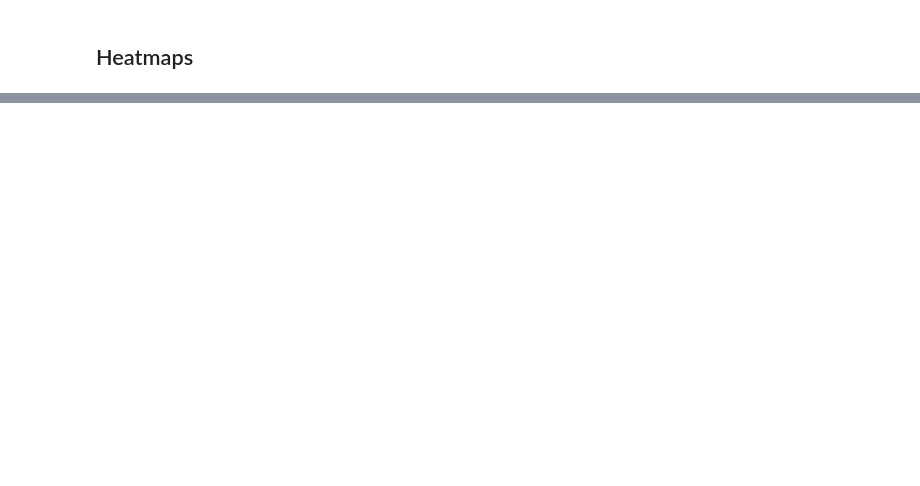
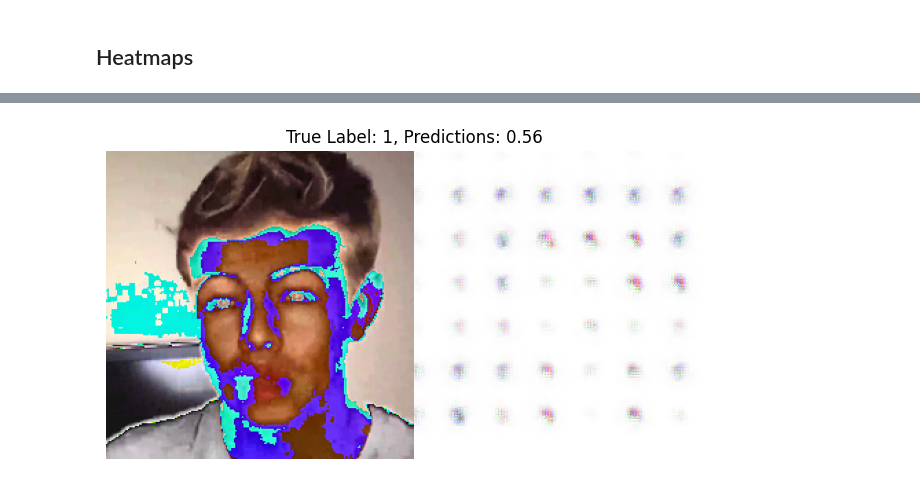
Before and after one commit to nilsbecker0711/Interpretable-Deep-Fake-Detection, a Jupyter notebook: notebooks/kai/PP_b_cos_resnet.ipynb, the cells around one changed output, grey strips where cells are left out. Drawn from its saved outputs; the diff is of its cells as text; code cells hidden in the pictures; blank space fills up the shorter version.

Commit message:
#8 nnotebook for heatmaps

```diff
--- a/notebooks/kai/PP_b_cos_resnet.ipynb
+++ b/notebooks/kai/PP_b_cos_resnet.ipynb
@@ -453,0 +123,99 @@ print(confusion_matrix(all_labels, all_preds))
+# %%
+from bcos.interpretability import grad_to_img, to_numpy
+import numpy as np
+import matplotlib.pyplot as plt
+from test import test_epoch, test_one_dataset, test_epoch, inference
+from tqdm import tqdm
+import random
+# init seed
+# init_seed(config)
+
+torch.manual_seed(2)
+random.seed(2)
+torch.backends.cudnn.deterministic = True
+torch.backends.cudnn.benchmark = False  # Disable for strict reproducibility
+
+device = torch.device("cpu")
+
+# prepare the training data loader
+# train_data_loader = prepare_training_data(config)
+config['test_batchSize'] = 2
+# prepare the testing data loader
+test_data_loaders = prepare_testing_data(config, mode="test")
+
+# prepare the model (detector)
+model_class = DETECTOR[config['model_name']]
+model = model_class(config)
+
+model.to(device)#.cuda()
+print(next(model.parameters()).device)
+# testing for all test data
+key = list(test_data_loaders.keys())[0]
+print(key)
+for i, data_dict in enumerate(test_data_loaders[key]):#img_batch, label_batch in dataloader:
+    if i<3:
+        print(data_dict.keys())
+        img_batch, label_batch, landmark, mask = (data_dict[k] for k in ['image', 'label', 'landmark', 'mask'])
+
+        print(f"Batch of images shape: {img_batch.shape}")
+        # device = "cpu"
+        if 'label_spe' in data_dict:
+            data_dict.pop('label_spe')  # remove the specific label
+        data_dict['label'] = torch.where(data_dict['label']!=0, 1, 0)  # fix the label to 0 and 1 only
+        # move data to GPU elegantly
+        for key in data_dict.keys():
+            if data_dict[key]!=None:
+                data_dict[key]=data_dict[key].to(device)#cuda()
+
+        num_batches = img_batch.shape[0]
+        # Iterate through each image in the batch
+        for i in range(num_batches):
+            img = img_batch[i].unsqueeze(0).to(device)#).cuda()  # Process a single image
+            label = label_batch[i]
+
+            img = img.requires_grad_(True)
+
+            # Zero the gradients
+            model.zero_grad()
+
+            single_data_dict = {'image':img, 'label':label}
+            # Forward pass
+            features = model.features(single_data_dict)
+            # get the prediction by classifier
+            out = model.classifier(features)
+
+            # we have to select a target class for which we compute the gradients
+            # -> simply choose the first one, as it represents the probability that a image is a deepfake
+            prob = torch.softmax(out, dim=0)[1]
+            out = out[1]
+            # Backward pass
+            out.backward()
+
+            # Generate attention visualization
+            att = grad_to_img(img[0], img.grad[0], alpha_percentile=100, smooth=5)
+            att[..., -1] *= to_numpy(out.sigmoid())
+
+            # Prepare the image and attention map for visualization
+            att = to_numpy(att)
+            print(img.shape)
+            print("R", img[0, 1, :, :])
+            print(img[0].shape)
+            # print(img[1].shape)
+            # print(img[2].shape)
+            img_np = np.array(to_numpy(img[0, [0, 1, 2]].permute(1, 2, 0)) * 255, dtype=np.uint8)
+
+            # Plot the results
+            fig, ax = plt.subplots(1, figsize=(8, 4))
+            plt.imshow(img_np, extent=(0, config['resolution'], 0, config['resolution']))
+            plt.imshow(att, extent=(config['resolution'], 2 * config['resolution'], 0, config['resolution']))
+            plt.xlim(0, 2 * config['resolution'])
+            plt.xticks([])
+            plt.yticks([])
+            plt.title(f"True Label: {label}, Predictions: {out.sigmoid().item():.2f}")
+            for spine in ax.spines.values():
+                spine.set_visible(False)
+
+            plt.show()
+    else:
+        break  # Exit after processing the first batches
+# %% [output]
@@ -453,0 +237 @@ print(confusion_matrix(all_labels, all_preds))
+[figure, added]
```
Also changed, not shown: parts of 30 cells of this notebook, 54 other files.
